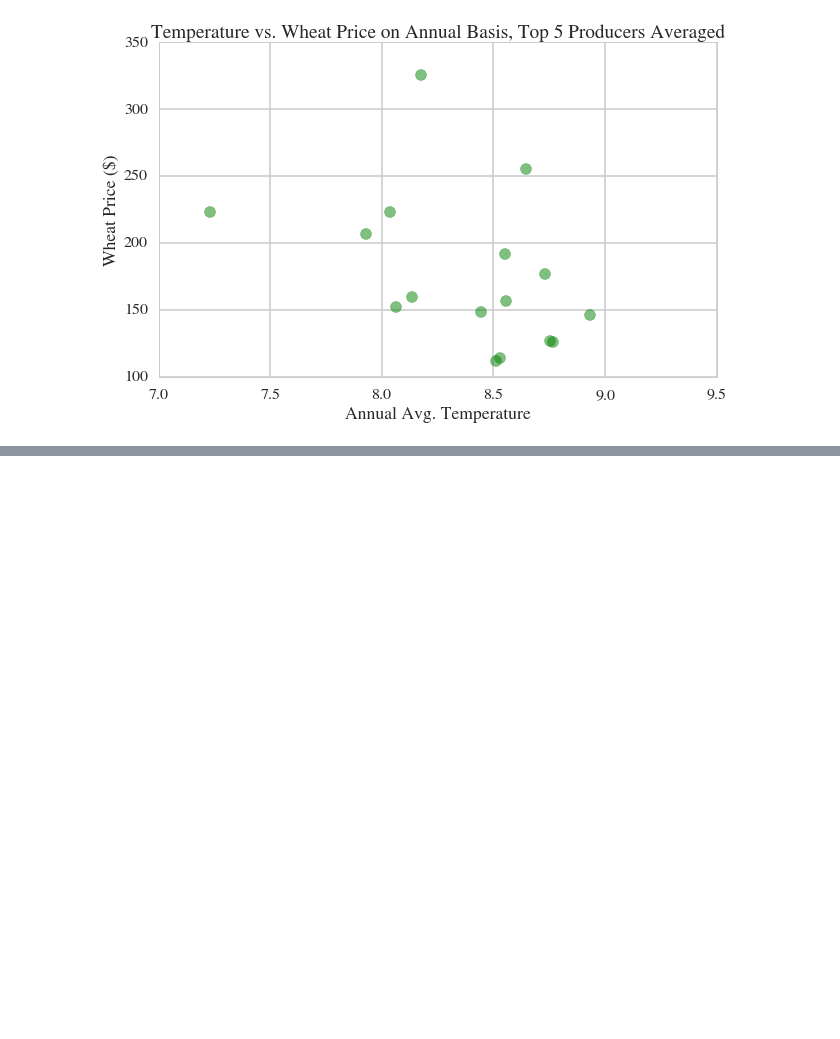
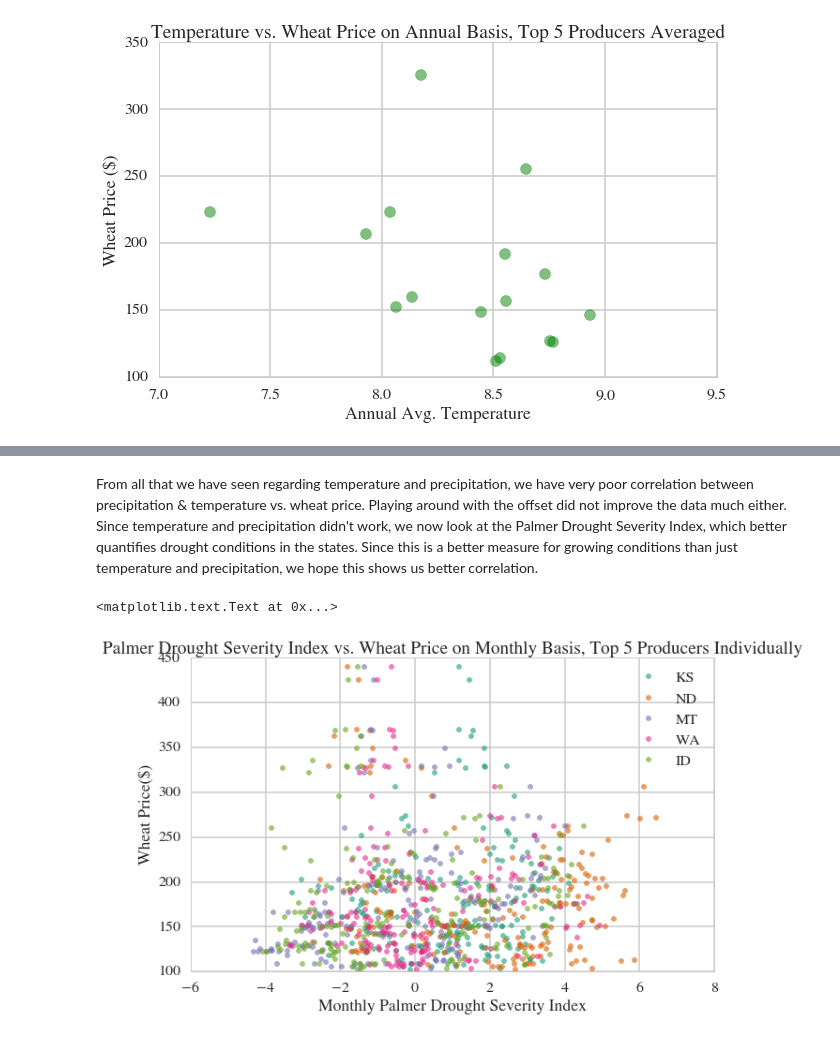
Before and after one commit to dwang953/109-Project, a Jupyter notebook: What's_the_Price_of_Wheat.ipynb, the cells around one changed output, grey strips where cells are left out. Saved outputs shown, nothing was run; the diff lists cells and outputs as text; code cells hidden in the pictures; blank space fills up the shorter version.

```diff
--- a/What's_the_Price_of_Wheat.ipynb
+++ b/What's_the_Price_of_Wheat.ipynb
@@ -1299,0 +1395,17 @@ plt.title('Temperature vs. Offset Wheat Price--March to October, Top 5 Producers
+# %% [markdown]
+From all that we have seen regarding temperature and precipitation, we have very poor correlation between precipitation & temperature vs. wheat price. Playing around with the offset did not improve the data much either. Since temperature and precipitation didn't work, we now look at the Palmer Drought Severity Index, which better quantifies drought conditions in the states. Since this is a better measure for growing conditions than just temperature and precipitation, we hope this shows us better correlation.
+# %%
+#Top 5 wheat producers, individually
+plt.ylabel('Wheat Price($)')
+plt.xlabel('Monthly Palmer Drought Severity Index')
+plt.plot(dftouse["KS_D"],dftouse['Wheat_Price'],'.', alpha=.6)
+plt.plot(dftouse["ND_D"],dftouse['Wheat_Price'], '.', alpha=.6)
+plt.plot(dftouse["MT_D"],dftouse['Wheat_Price'], '.', alpha=.6)
+plt.plot(dftouse["WA_D"],dftouse['Wheat_Price'],'.', alpha=.6)
+plt.plot(dftouse["ID_D"],dftouse['Wheat_Price'], '.', alpha=.6)
+states = ['KS','ND','MT','WA','ID']
+plt.legend(states)
+plt.title('Palmer Drought Severity Index vs. Wheat Price on Monthly Basis, Top 5 Producers Individually')
+# %% [output]
+<matplotlib.text.Text at 0x...>
+[figure, added]
```
Also changed, not shown: parts of 35 cells of this notebook, 2 other files.
